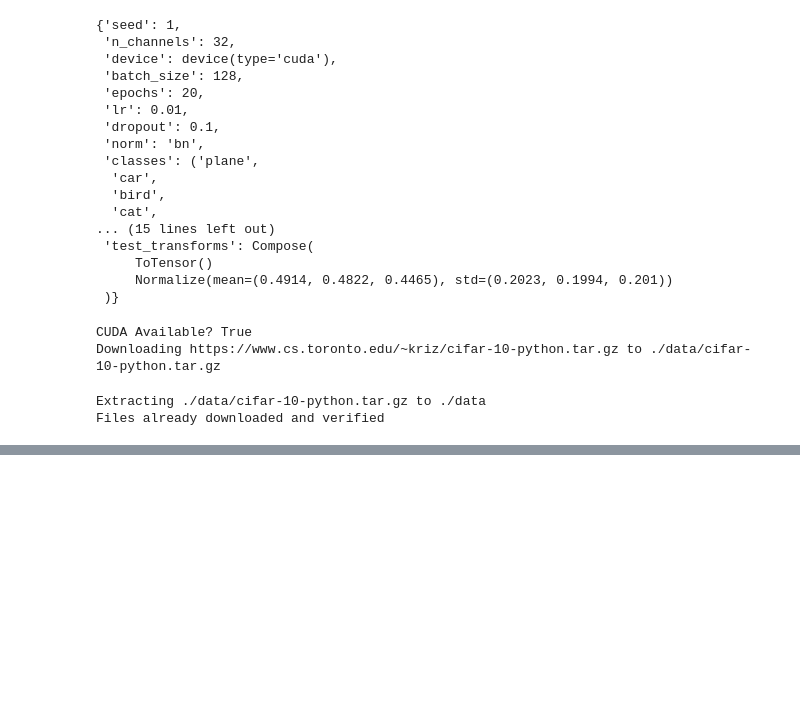
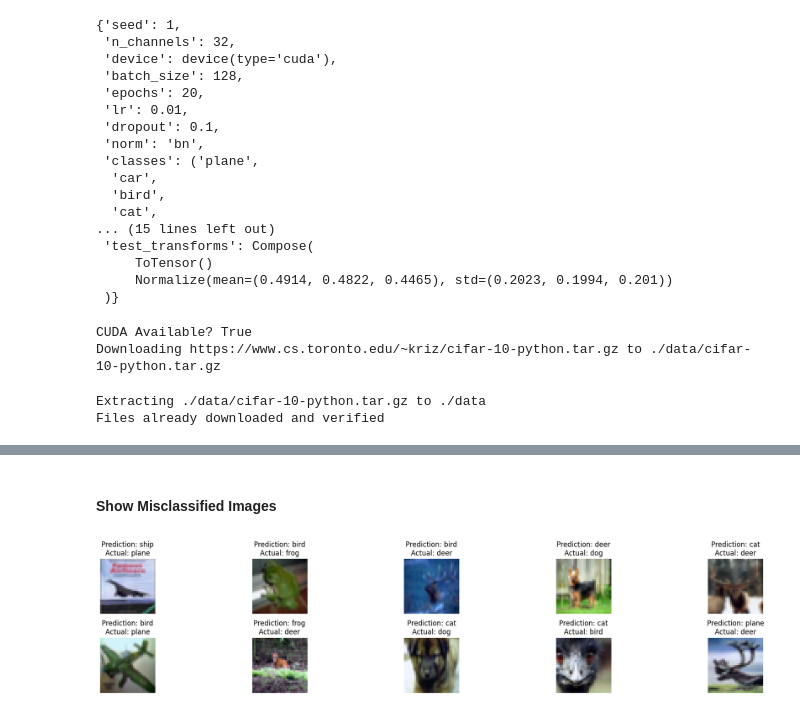
Before and after one commit to aakashvardhan/s8-normalization, a Jupyter notebook: notebooks/s8-batch-normalization.ipynb, the cells around one changed output, grey strips where cells are left out. Drawn from its saved outputs; the diff is of its cells as text; code cells hidden in the pictures; blank space fills up the shorter version.

```diff
--- a/notebooks/s8-batch-normalization.ipynb
+++ b/notebooks/s8-batch-normalization.ipynb
@@ -26,7 +26,7 @@ config['train_transforms'] = transforms.Compose([
                                       transforms.ColorJitter(brightness=0.10, contrast=0.1, saturation=0.10, hue=0.1),
                                       transforms.RandomCrop(32, padding=4, padding_mode='reflect'),
                                        transforms.RandomHorizontalFlip(),
-                                       transforms.RandomRotation(15),
+                                       transforms.RandomRotation(7),
                                        transforms.ToTensor(),
                                        transforms.Normalize((0.4914, 0.4822, 0.4465), (0.2023, 0.1994, 0.2010))
                                        ])
@@ -138,0 +145,5 @@ EPOCH: 11
+# %%
+model_ = torch.load('bn_model.pth')
+
+model = Net(config).to(config['device'])
+model.load_state_dict(model_)
@@ -138,0 +187,49 @@ EPOCH: 11
+# %% [markdown]
+#### Show Misclassified Images
+# %%
+import torch
+import numpy as np
+
+
+def show_misclassified_images(model, test_loader, config):
+  model.eval()
+  misclass_imgs, misclass_targets, misclass_preds = [], [], []
+  with torch.no_grad():
+    for images, labels in test_loader:
+      images, labels = images.to(config['device']), labels.to(config['device'])
+      outputs = model(images)
+      pred = outputs.argmax(dim=1, keepdim=True) # get the index of the max log probability
+      misclassified_mask = ~(pred == labels.view_as(pred)).cpu().numpy()
+      # squeeze
+      misclassified_mask = misclassified_mask.squeeze()
+      misclass_imgs.extend(images[misclassified_mask])
+      misclass_targets.extend(labels.view_as(pred)[misclassified_mask])
+      misclass_preds.extend(pred[misclassified_mask])
+
+  return misclass_imgs, misclass_targets, misclass_preds
+
+def plt_misclassified_images(misclass_imgs, misclass_targets, misclass_preds, max_images=10):
+  # Determine the number of images to plot (max 10)
+  n_images = min(len(misclass_imgs), max_images)
+  classes = config['classes']
+  fig = plt.figure(figsize=(20,4))
+  for i in range(n_images):
+    ax = fig.add_subplot(2, 5, i + 1, xticks=[], yticks=[])
+    im = misclass_imgs[i].cpu().numpy().transpose((1,2,0))
+    label = misclass_targets[i].cpu().numpy().item()
+    pred = misclass_preds[i].cpu().numpy().item()
+
+    # Normalize
+    im_ = (im - np.min(im)) / (np.max(im) - np.min(im))
+    ax.imshow(im_)
+    ax.set_title(f"Prediction: {classes[pred]}\nActual: {classes[label]}")
+    ax.axis('off')
+
+  plt.tight_layout()
+  plt.show()
+
+
+misclass_imgs, misclass_targets, misclass_preds = show_misclassified_images(model, test_loader, config)
+plt_misclassified_images(misclass_imgs, misclass_targets, misclass_preds)
+# %% [output]
+[figure, added]
```
Also changed, not shown: parts of 7 cells of this notebook, 3 other files.
